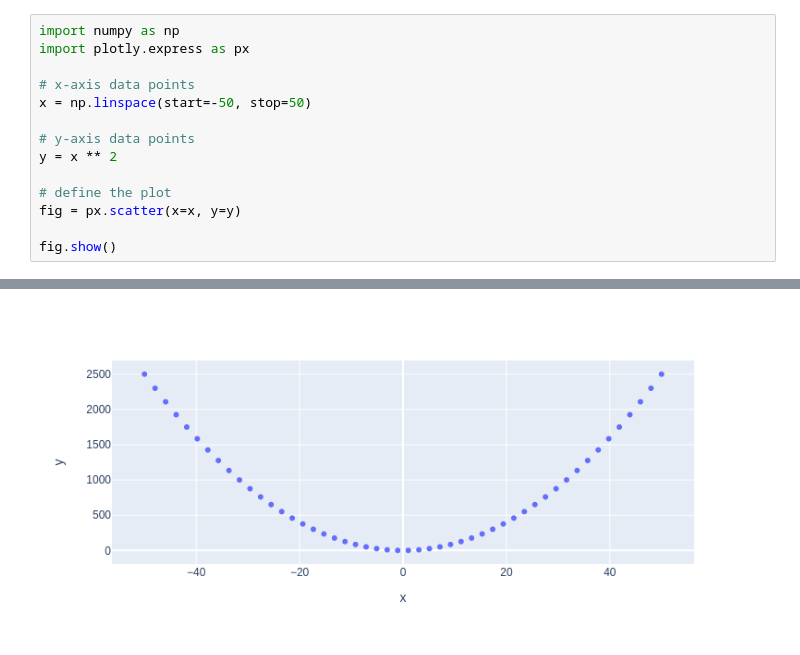
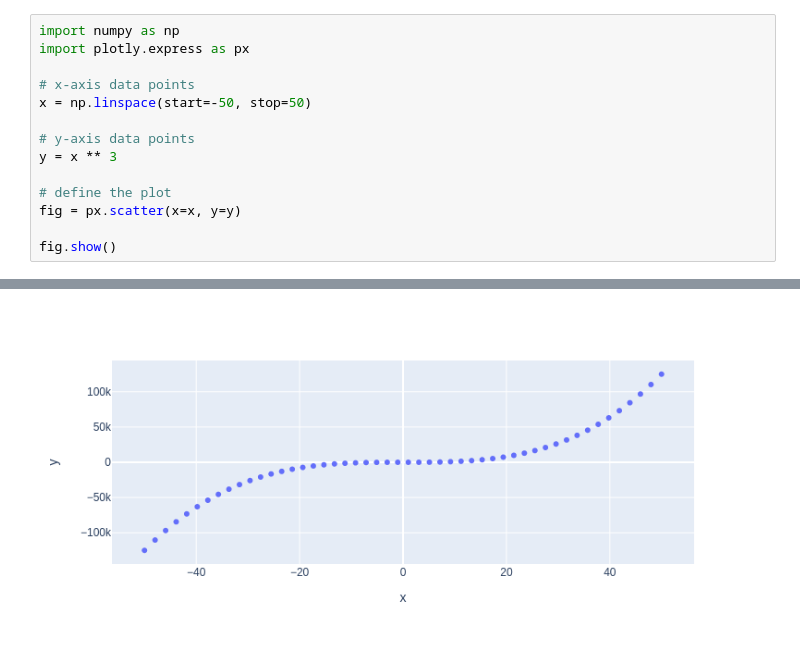
Before and after one commit to Fuangwith-Bkk/my-notebooks-repo, a Jupyter notebook: experiment1.ipynb, the cells around one changed output, grey strips where cells are left out. Cells and saved outputs as stored; diff of their text form.

```diff
--- a/experiment1.ipynb
+++ b/experiment1.ipynb
@@ -6,7 +6,7 @@ import plotly.express as px
 x = np.linspace(start=-50, stop=50)
 
 # y-axis data points
-y = x ** 2
+y = x ** 3
 
 # define the plot
 fig = px.scatter(x=x, y=y)
@@ -17 +16 @@ fig.show()
-[figure, old version]
+[figure, new version]
```
Also changed, not shown: parts of 1 cell of this notebook.
